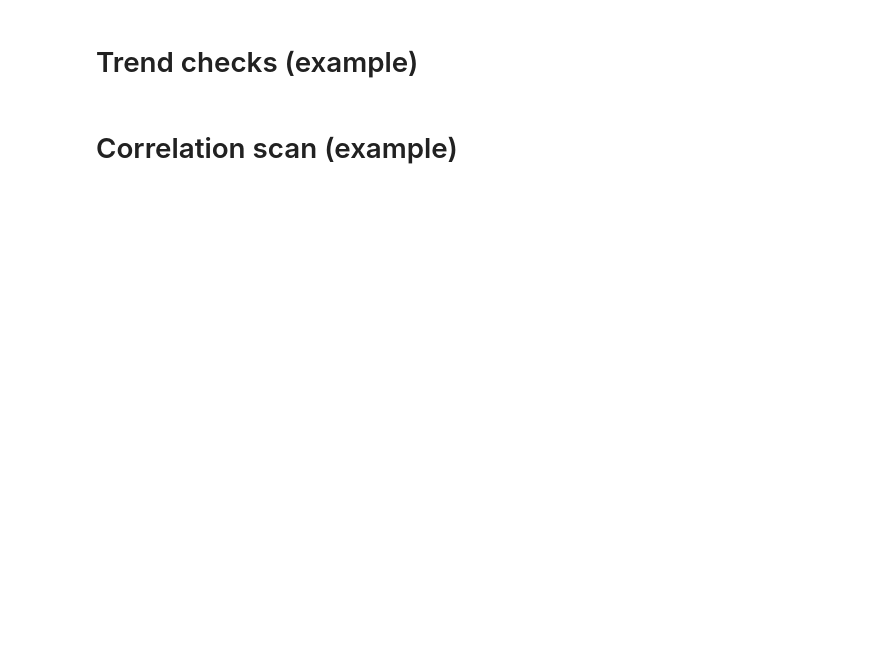
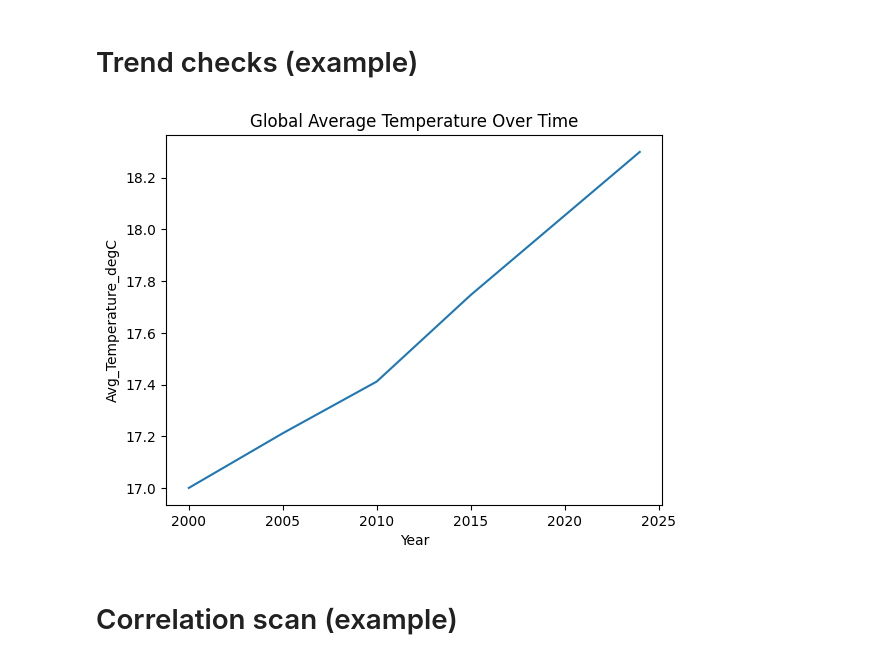
Before and after one commit to sergionzeutcho-rgb/global_env_trend, a Jupyter notebook: jupyter_notebooks/02_eda_descriptive_stats.ipynb, the cells around one changed output. Drawn from its saved outputs; the diff is of its cells as text; code cells hidden in the pictures; blank space fills up the shorter version.

```diff
--- a/jupyter_notebooks/02_eda_descriptive_stats.ipynb
+++ b/jupyter_notebooks/02_eda_descriptive_stats.ipynb
@@ -43,11 +64,14 @@ df.describe(include="all").T.head(10)
 # %% [markdown]
 # Trend checks (example)
 # %%
-# Replace column names to match the dataset
-# Example: plot average temperature over time
-# df.groupby("Year")["Avg_Temperature_degC"].mean().plot()
-# plt.title("Global Average Temperature Over Time")
-# plt.show()
+# Example: plot global average temperature over time
+trend = df.groupby("Year")["Avg_Temperature_degC"].mean()
+trend.plot()
+plt.title("Global Average Temperature Over Time")
+plt.ylabel("Avg_Temperature_degC")
+plt.show()
+# %% [output]
+[figure, added]
 # %% [markdown]
 # Correlation scan (example)
 # %%
```
Also changed, not shown: parts of 4 cells of this notebook, 3 other files.
